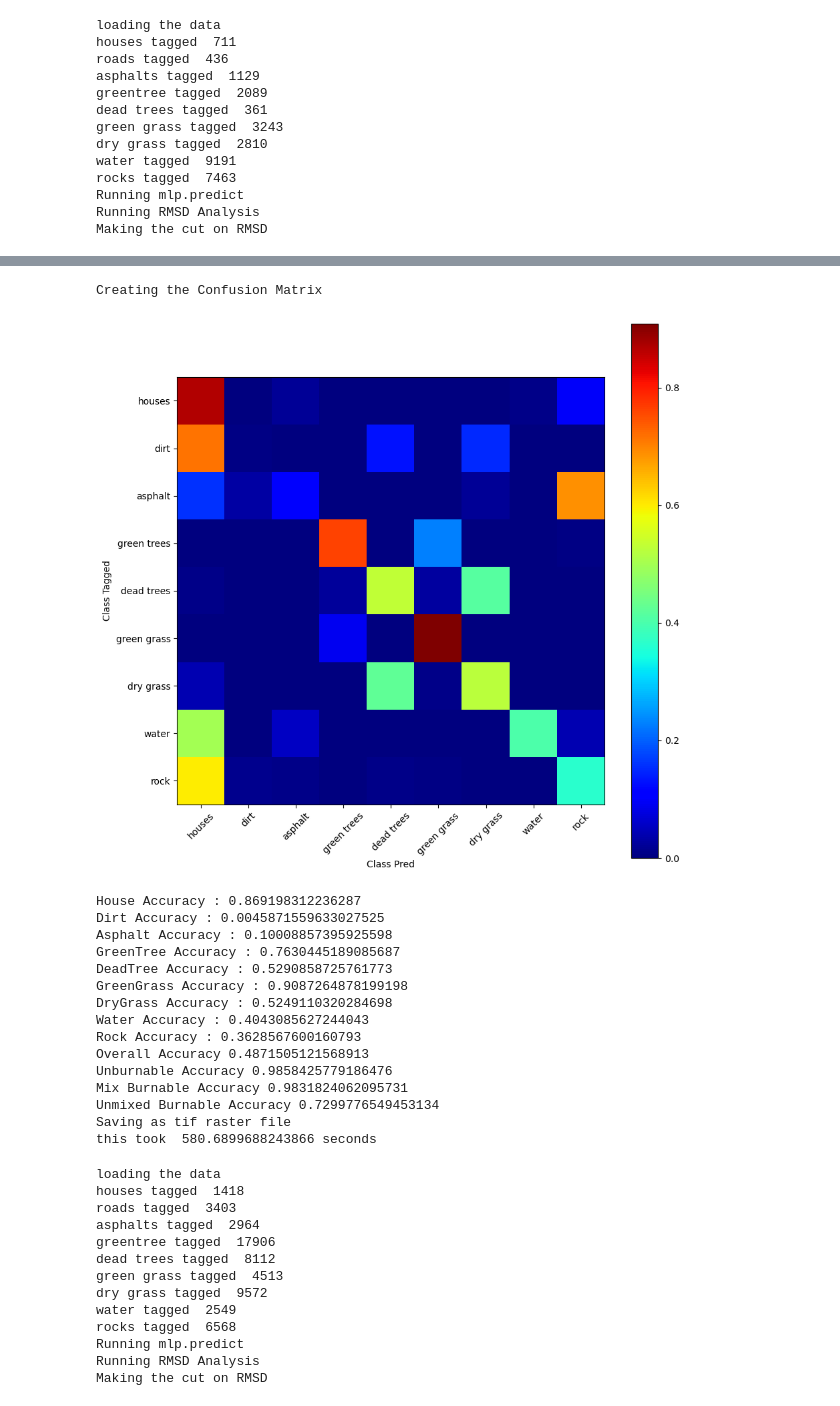
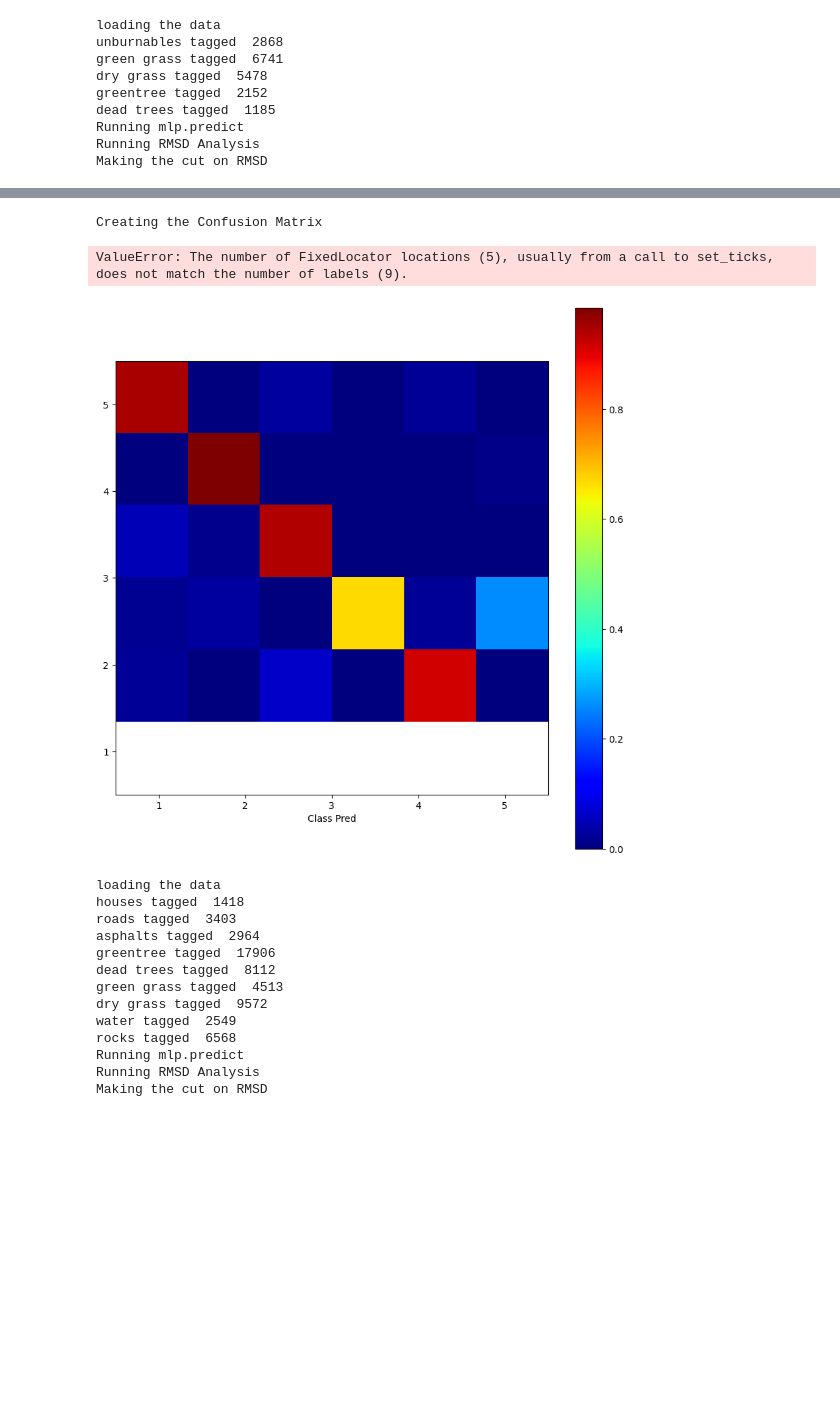
Before and after one commit to wtoslac/fuelmap, a Jupyter notebook: MLP_Fuelmap_MultiMap.ipynb, the cells around one changed output, grey strips where cells are left out. Cells and saved outputs as stored; diff of their text form; code cells hidden in the pictures; blank space fills up the shorter version.

```diff
--- a/MLP_Fuelmap_MultiMap.ipynb
+++ b/MLP_Fuelmap_MultiMap.ipynb
@@ -32,20 +31,10 @@ from sklearn.preprocessing import StandardScaler
 from sklearn.neural_network import MLPClassifier
 from sklearn.model_selection import train_test_split
 ### Define your Input and Output Files
-ImgFileList= [  '/data/wto/AerialImages/hxip_m_3711954_se_11_100.tif',
-                '/data/wto/AerialImages/hxip_m_3711954_sw_11_100.tif',
-                '/data/wto/AerialImages/hxip_m_3711955_nw_11_100.tif',
-                '/data/wto/AerialImages/hxip_m_3711962_nw_11_100.tif',
-                '/data/wto/AerialImages/hxip_m_3711954_ne_11_100.tif',
-                '/data/wto/AerialImages/hxip_m_3711962_sw_11_100.tif',
-                '/data/wto/AerialImages/hxip_m_3711955_ne_11_100.tif']
-TagFileList=['hxip_m_3711954_se_11_100_agtag_nov27.tif',
-             'hxip_m_3711954_sw_11_100_agfeb11.tif',
-             'hxip_m_3711955_nw_11_100_agfeb11.tif',
-             'hxip_m_3711962_nw_11_100_AK_2023Oct18.tif',
-             'hxip_m_3711954_ne_11_100_AK_2023Oct18.tif',
-             'hxip_m_3711962_sw_11_100_AK_2023Oct18.tif',
-             'hxip_m_3711955_ne_11_100_AK_2023Oct18.tif']
+ImgFileList= [  '/data/wto/AerialImages/hxip_m_3711954_sw_11_100.tif',
+                '/data/wto/AerialImages/hxip_m_3711961_ne_11_100.tif']
+TagFileList=['hxip_m_3711954_sw_11_100_wtag_Feb24.tif',
+             'hxip_m_3711961_ne_11_100_wtag_Dec23.tif']
 
 Xall_flat = np.empty([4,0])
 print("Xall_flat", Xall_flat.shape)
@@ -105,19 +94,19 @@ for i in range(len(cm)):
     cm_norm.append(row)
 cm_norm= np.array(cm_norm)
 
-fulltargets =['houses', 'dirt', 'asphalt', 'green trees', 'dead trees', 'green grass','dry grass', 'water','rock']
+fulltargets =['unburnables', 'green grass','dry grass', 'green trees', 'dead trees']
 
 fig = plt.figure(figsize = (10,10))
 ax = fig.add_axes([0.1, 0.1, 0.8, 0.8])
-plt.imshow(cm_norm,cmap='jet',extent=[0.5,9.5,0.5,9.5])
+plt.imshow(cm_norm,cmap='jet',extent=[0.5,5.5,0.5,5.5])
 plt.colorbar()
 
 plt.xlabel("Class Pred")
-ax.set_xticks([1,2,3,4,5,6,7,8,9])
+ax.set_xticks([1,2,3,4,5])
 ax.set_xticklabels(fulltargets)
 plt.xticks(rotation = 45)
 plt.ylabel("Class Tagged")
-ax.set_yticks([1,2,3,4,5,6,7,8,9])
+ax.set_yticks([1,2,3,4,5])
 ax.set_yticklabels(fulltargets[::-1])
 plt.show()
 ############ End Confusion Matrix Test###########
@@ -150,9 +136,9 @@ Creating the Confusion Matrix
 start = time.time()
 
 #define your input and output files
-imageFile2='/data/wto/AerialImages/hxip_m_3711954_se_11_100.tif'
-tagFile2='hxip_m_3711954_se_11_100_agtag_nov27.tif'
-outFile2="hxip_m_3711954_se_11_100_NNRMSD.tif"
+imageFile2='/data/wto/AerialImages/hxip_m_3711954_sw_11_100.tif'
+tagFile2='hxip_m_3711954_sw_11_100_wtag_Feb24.tif'
+outFile2="hxip_m_3711954_sw_11_100_NNRMSD.tif"
 
 
 print("loading the data")
@@ -206,15 +192,15 @@ fulltargets =['houses', 'dirt', 'asphalt', 'green trees', 'dead trees', 'green g
 
 fig = plt.figure(figsize = (10,10))
 ax = fig.add_axes([0.1, 0.1, 0.8, 0.8])
-plt.imshow(cm_norm,cmap='jet',extent=[0.5,9.5,0.5,9.5])
+plt.imshow(cm_norm,cmap='jet',extent=[0.5,5.5,0.5,5.5])
 plt.colorbar()
 
 plt.xlabel("Class Pred")
-ax.set_xticks([1,2,3,4,5,6,7,8,9])
+ax.set_xticks([1,2,3,4,5])
 ax.set_xticklabels(fulltargets)
 plt.xticks(rotation = 45)
 plt.ylabel("Class Tagged")
-ax.set_yticks([1,2,3,4,5,6,7,8,9])
+ax.set_yticks([1,2,3,4,5])
 ax.set_yticklabels(fulltargets[::-1])
 plt.show()
 ############ End Confusion Matrix Test###########
@@ -224,15 +210,11 @@ SavePredictTif(Y_predict2,imageFile2,outFile2)
 print('this took ', time.time()-start, 'seconds')
 # %% [output]
 loading the data
-houses tagged  711
-roads tagged  436
-asphalts tagged  1129
-greentree tagged  2089
-dead trees tagged  361
-green grass tagged  3243
-dry grass tagged  2810
-water tagged  9191
-rocks tagged  7463
+unburnables tagged  2868
+green grass tagged  6741
+dry grass tagged  5478
+greentree tagged  2152
+dead trees tagged  1185
 Running mlp.predict
 Running RMSD Analysis
 Making the cut on RMSD
@@ -240,20 +222,6 @@ Making the cut on RMSD
 Creating the Confusion Matrix
+ValueError: The number of FixedLocator locations (5), usually from a call to set_ticks, does not match the number of labels (9).
-[figure, old version]
+[figure, new version]
-House Accuracy : 0.869198312236287
-Dirt Accuracy : 0.0045871559633027525
-Asphalt Accuracy : 0.10008857395925598
-GreenTree Accuracy : 0.7630445189085687
-DeadTree Accuracy : 0.5290858725761773
-GreenGrass Accuracy : 0.9087264878199198
-DryGrass Accuracy : 0.5249110320284698
-Water Accuracy : 0.4043085627244043
-Rock Accuracy : 0.3628567600160793
-Overall Accuracy 0.4871505121568913
-Unburnable Accuracy 0.9858425779186476
-Mix Burnable Accuracy 0.9831824062095731
-Unmixed Burnable Accuracy 0.7299776549453134
-Saving as tif raster file
-this took  580.6899688243866 seconds
 # %%
 ################### Prediction Only Cell #########################################################
 ################### This block  predict the classes for the entire map (mlp.predict) (WITHOUT Training)
```
Also changed, not shown: parts of 4 cells of this notebook, 2 other files.
